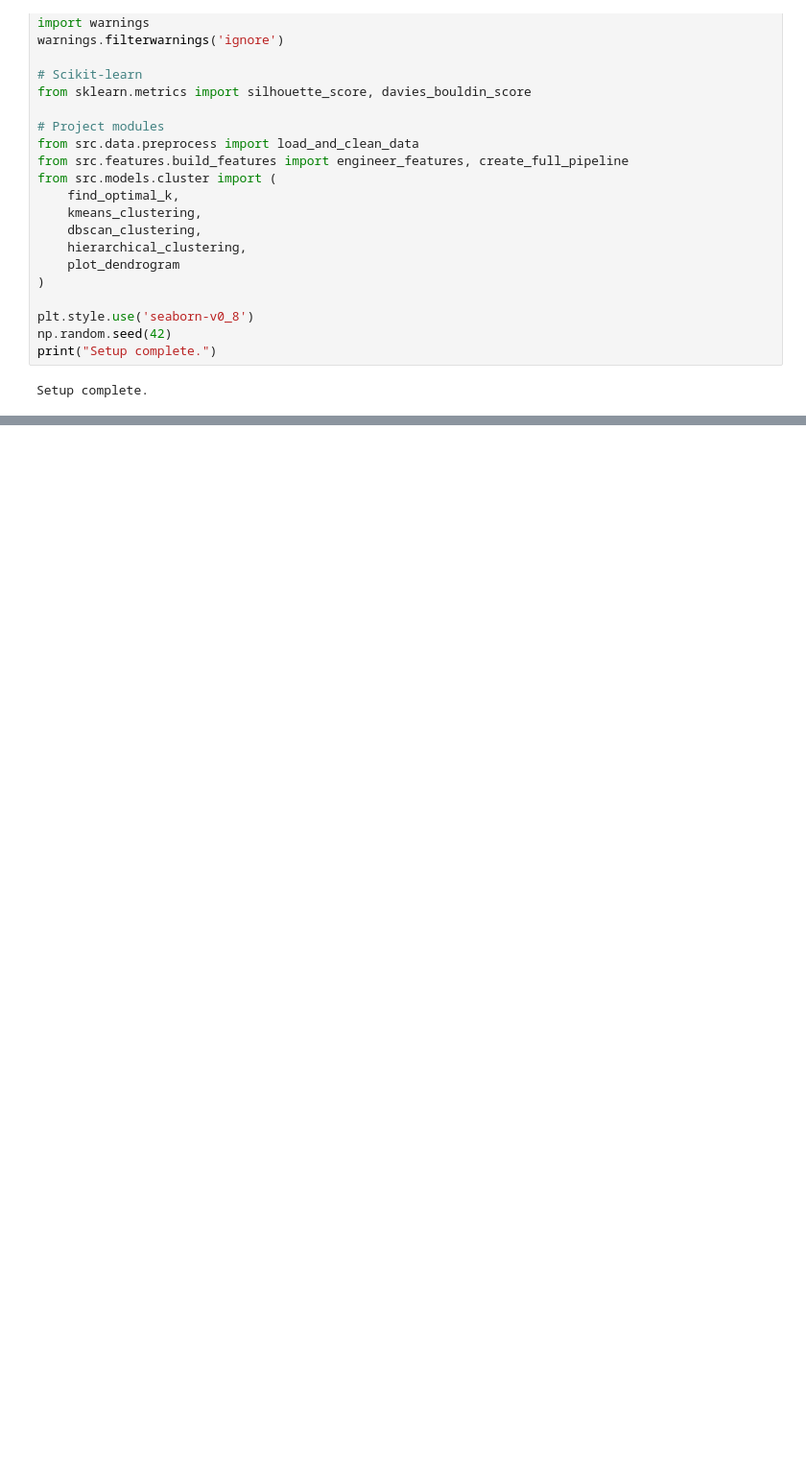
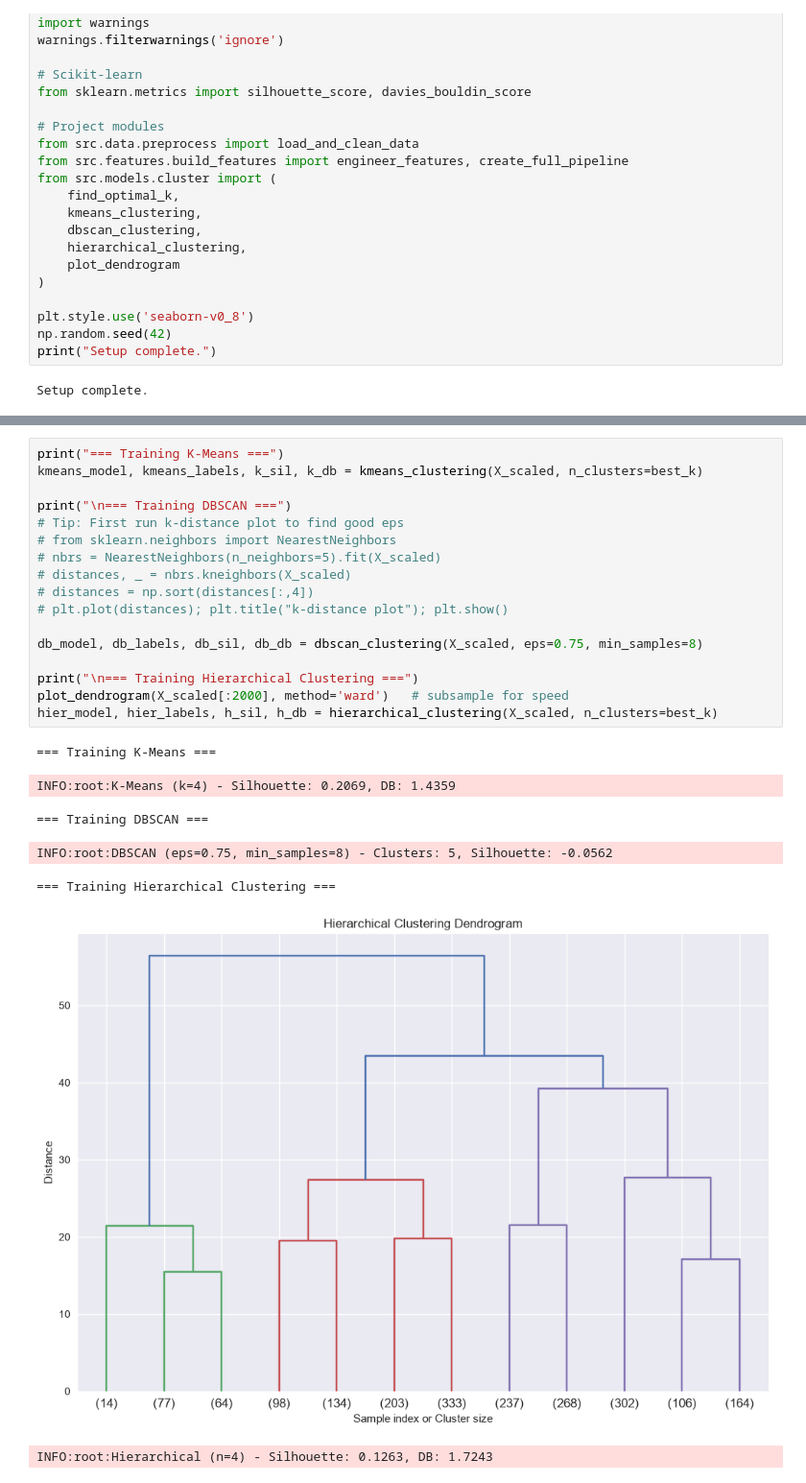
Before and after one commit to Apaelijo/predictive-maintenance-clustering, a Jupyter notebook: notebooks/02_clustering.ipynb, the cells around one changed output, grey strips where cells are left out. Shown at 96% size. Saved outputs shown, nothing was run; the diff lists cells and outputs as text; blank space fills up the shorter version.

```diff
--- a/notebooks/02_clustering.ipynb
+++ b/notebooks/02_clustering.ipynb
@@ -57,0 +77,25 @@ print("Cumulative explained variance:",
+# %%
+print("=== Training K-Means ===")
+kmeans_model, kmeans_labels, k_sil, k_db = kmeans_clustering(X_scaled, n_clusters=best_k)
+
+print("\n=== Training DBSCAN ===")
+# Tip: First run k-distance plot to find good eps
+# from sklearn.neighbors import NearestNeighbors
+# nbrs = NearestNeighbors(n_neighbors=5).fit(X_scaled)
+# distances, _ = nbrs.kneighbors(X_scaled)
+# distances = np.sort(distances[:,4])
+# plt.plot(distances); plt.title("k-distance plot"); plt.show()
+
+db_model, db_labels, db_sil, db_db = dbscan_clustering(X_scaled, eps=0.75, min_samples=8)
+
+print("\n=== Training Hierarchical Clustering ===")
+plot_dendrogram(X_scaled[:2000], method='ward')   # subsample for speed
+hier_model, hier_labels, h_sil, h_db = hierarchical_clustering(X_scaled, n_clusters=best_k)
+# %% [output]
+=== Training K-Means ===
+INFO:root:K-Means (k=4) - Silhouette: 0.2069, DB: 1.4359
+=== Training DBSCAN ===
+INFO:root:DBSCAN (eps=0.75, min_samples=8) - Clusters: 5, Silhouette: -0.0562
+=== Training Hierarchical Clustering ===
+[figure, added]
+INFO:root:Hierarchical (n=4) - Silhouette: 0.1263, DB: 1.7243
```
Also changed, not shown: parts of 5 cells of this notebook, 3 other files.
